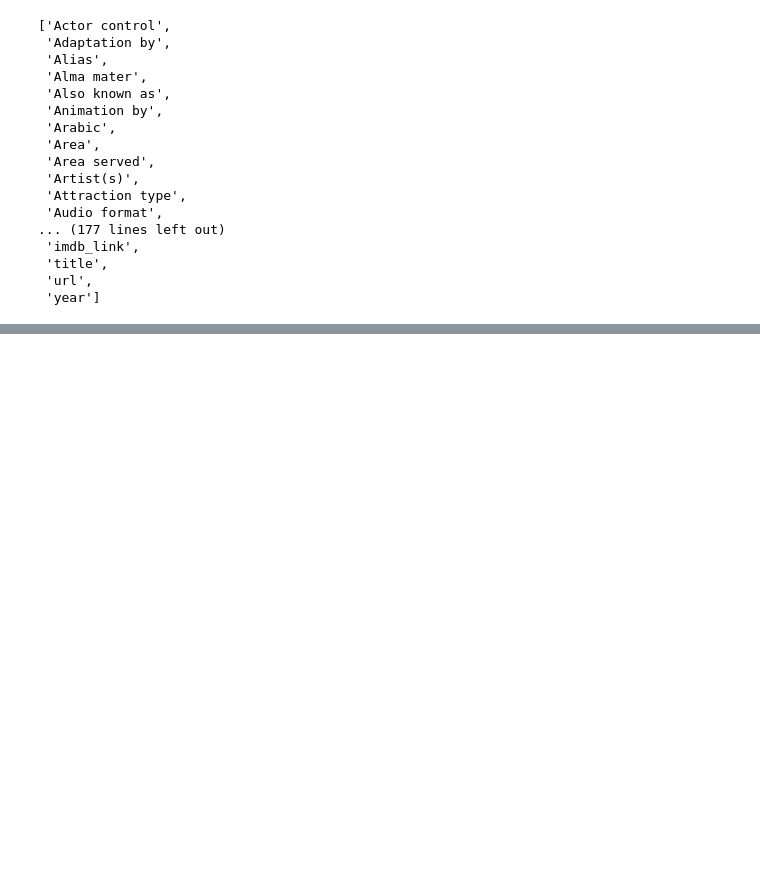
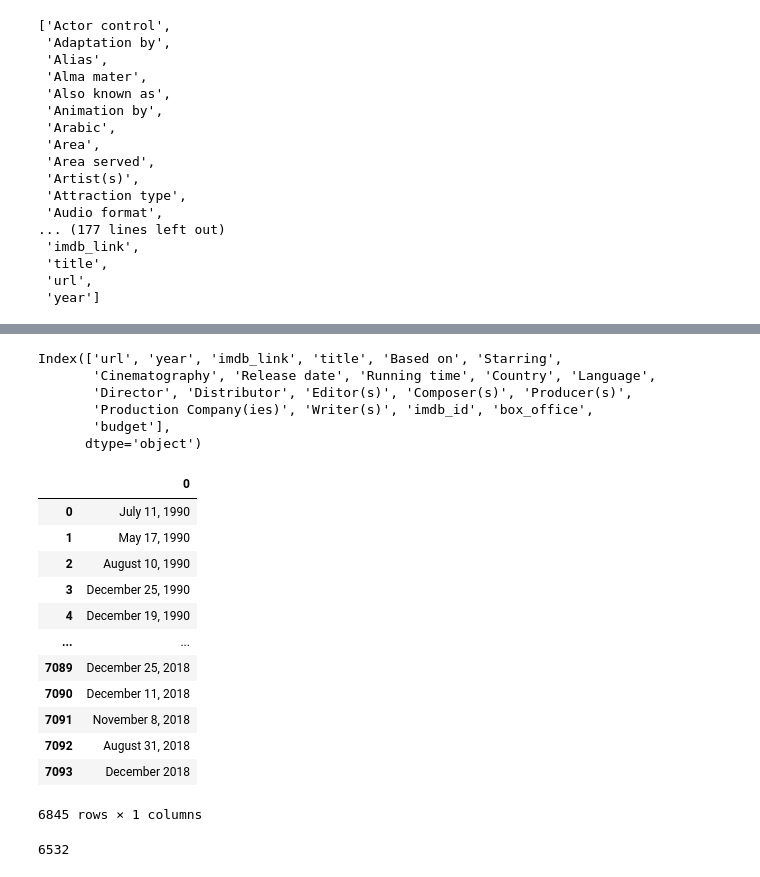
Before and after one commit to Tozerh/Movies-ETL, a Jupyter notebook: Movies-ETL.ipynb, the cells around one changed output, grey strips where cells are left out. Drawn from its saved outputs; the diff is of its cells as text; code cells hidden in the pictures; blank space fills up the shorter version.

```diff
--- a/Movies-ETL.ipynb
+++ b/Movies-ETL.ipynb
@@ -137,0 +369,5 @@ wiki_movies_df = pd.DataFrame(clean_movies)
+# %%
+
+budget = wiki_movies_df['Budget'].dropna()
+budget = budget.map(lambda x: ' '.join(x) if type(x) == list else x)
+budget = budget.str.replace(r'\$.*[-—–](?![a-z])', '$', regex=True)
@@ -137,0 +397,3 @@ wiki_movies_df = pd.DataFrame(clean_movies)
+# %%
+budget = budget.str.replace(r'\[\d+\]\s*', '')
+budget[~matches_one & ~matches_two]
@@ -137,0 +418,38 @@ wiki_movies_df = pd.DataFrame(clean_movies)
+# %%
+# extracts form matches into new budget column, drop inplace the OG budget column
+wiki_movies_df['budget'] = budget.str.extract(f'({form_one}|{form_two})',flags=re.IGNORECASE)[0].apply(parse_dollars)
+wiki_movies_df.drop('Budget', axis=1, inplace=True)
+# %%
+# check columns for fun
+wiki_movies_df.columns
+# %% [output]
+Index(['url', 'year', 'imdb_link', 'title', 'Based on', 'Starring',
+       'Cinematography', 'Release date', 'Running time', 'Country', 'Language',
+       'Director', 'Distributor', 'Editor(s)', 'Composer(s)', 'Producer(s)',
+       'Production Company(ies)', 'Writer(s)', 'imdb_id', 'box_office',
+       'budget'],
+      dtype='object')
+# %%
+ #var to hold non-null values of Release in df
+release_date = wiki_movies_df['Release date'].dropna().apply(lambda x:' '.join(x) if type(x) == list else x)
+date_one = r'(?:January|February|March|April|May|June|July|August|September|October|November|December)\s[123]?\d,\s\d{4}'
+date_two = r'\d{4}.[01]\d.[0123]\d'
+date_three = r'(?:January|February|March|April|May|June|July|August|September|October|November|December)\s\d{4}'
+date_four = r'\d{4}'
+# %%
+# extract dates
+release_date.str.extract(f'({date_one}|{date_two}|{date_three}|{date_four})', flags=re.IGNORECASE)
+# %% [output]
+|  | 0 |
+| 0 | July 11, 1990 |
+| 1 | May 17, 1990 |
+| 2 | August 10, 1990 |
+| 3 | December 25, 1990 |
+| 4 | December 19, 1990 |
+| ... | ... |
+| 7089 | December 25, 2018 |
+| 7090 | December 11, 2018 |
+| 7091 | November 8, 2018 |
+| 7092 | August 31, 2018 |
+| 7093 | December 2018 |
+6845 rows × 1 columns
@@ -137,0 +458,7 @@ wiki_movies_df = pd.DataFrame(clean_movies)
+# %%
+#var to hold non-null values for Runing time
+runtime = wiki_movies_df['Running time'].dropna().apply(lambda x: ' '.join(x) if type(x) == list else x)
+#test for 'XXX minutes' type
+runtime.str.contains(r'^\d*\s*minutes$', flags=re.IGNORECASE, na=False).sum()
+# %% [output]
+6532
```
Also changed, not shown: parts of 50 cells of this notebook.
